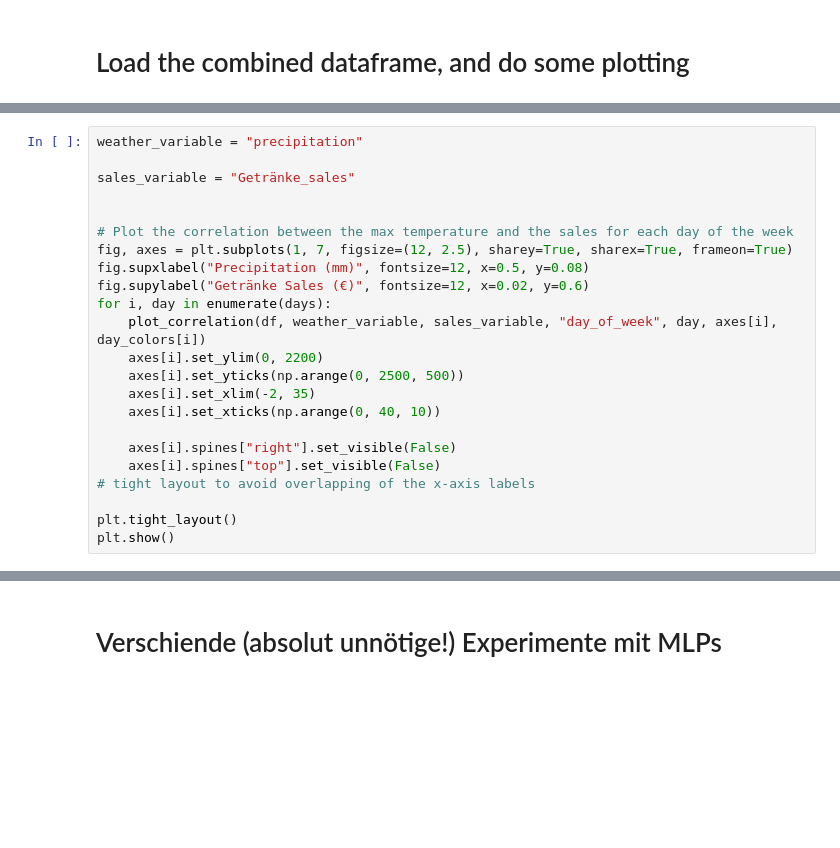
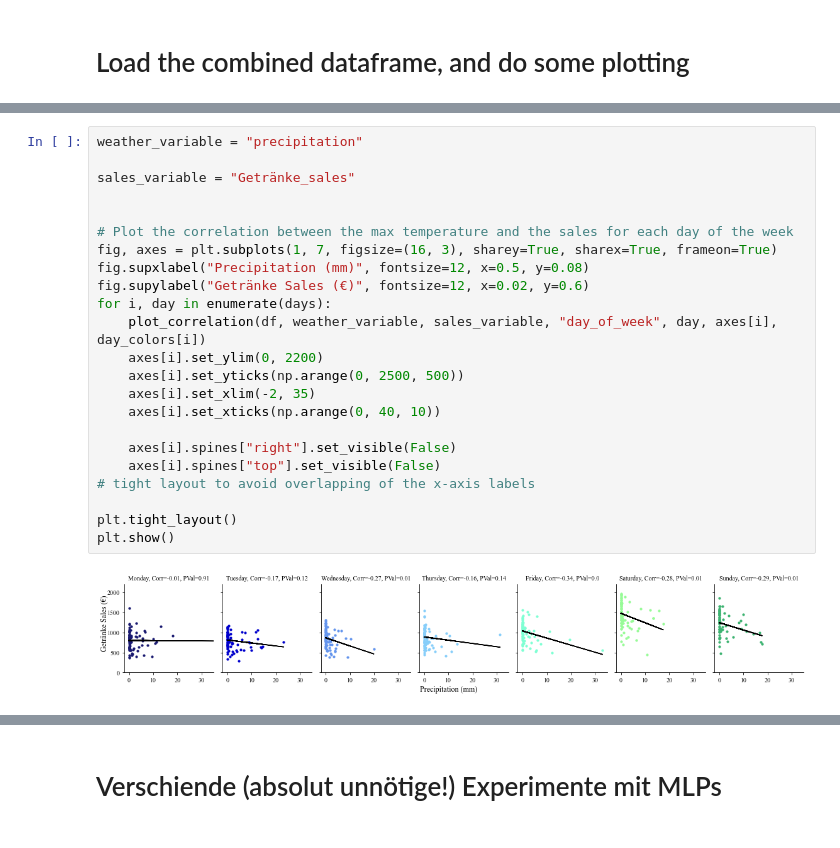
Before and after one commit to magicmagnus/CoffeeClimateCorrelation, a Jupyter notebook: plot_combined_data.ipynb, the cells around one changed output, grey strips where cells are left out. Drawn from its saved outputs; the diff is of its cells as text; blank space fills up the shorter version.

```diff
--- a/plot_combined_data.ipynb
+++ b/plot_combined_data.ipynb
@@ -185,26 +204,28 @@ plt.show()
 # %%
 weather_variable = "precipitation"
 
 sales_variable = "Getränke_sales"
 
 
 # Plot the correlation between the max temperature and the sales for each day of the week
-fig, axes = plt.subplots(1, 7, figsize=(12, 2.5), sharey=True, sharex=True, frameon=True)
+fig, axes = plt.subplots(1, 7, figsize=(16, 3), sharey=True, sharex=True, frameon=True)
 fig.supxlabel("Precipitation (mm)", fontsize=12, x=0.5, y=0.08)
 fig.supylabel("Getränke Sales (€)", fontsize=12, x=0.02, y=0.6)
 for i, day in enumerate(days):
     plot_correlation(df, weather_variable, sales_variable, "day_of_week", day, axes[i], day_colors[i])
     axes[i].set_ylim(0, 2200)
     axes[i].set_yticks(np.arange(0, 2500, 500))
     axes[i].set_xlim(-2, 35)
     axes[i].set_xticks(np.arange(0, 40, 10))
 
     axes[i].spines["right"].set_visible(False)
     axes[i].spines["top"].set_visible(False)
 # tight layout to avoid overlapping of the x-axis labels
 
 plt.tight_layout()
 plt.show()
+# %% [output]
+[figure, added]
 # %%
 weather_variable = "temperature_max"
 
```
Also changed, not shown: parts of 17 cells of this notebook.
